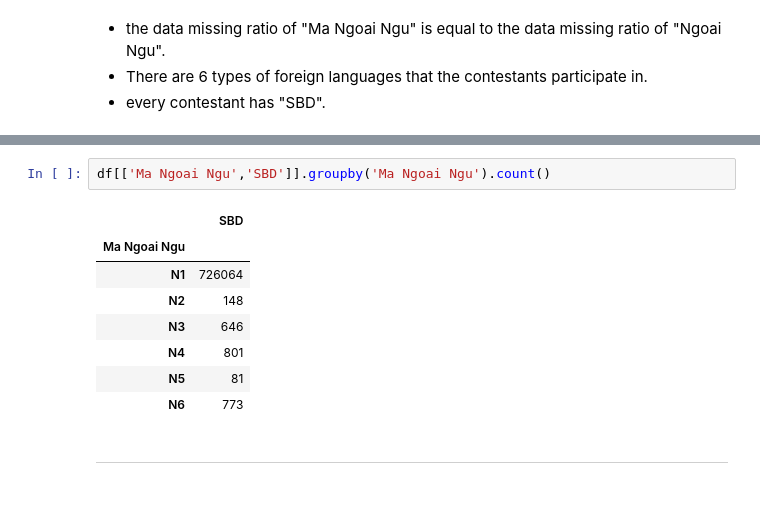
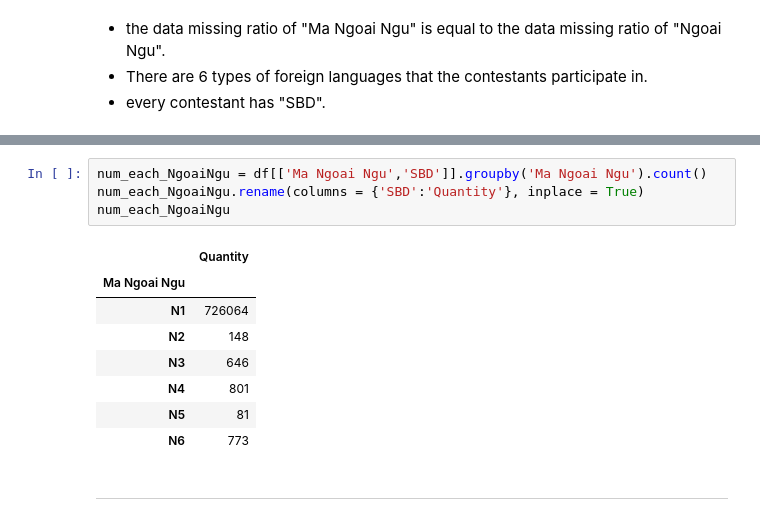
Before and after one commit to HoDangCao/Analyze-College-Entrance-Exam-Scores, a Jupyter notebook: demo.ipynb, the cells around one changed output, grey strips where cells are left out. Saved outputs shown, nothing was run; the diff lists cells and outputs as text.

```diff
--- a/demo.ipynb
+++ b/demo.ipynb
@@ -249,7 +252,9 @@ np.round(df[nume_col_list].describe(),2)
 # %%
-df[['Ma Ngoai Ngu','SBD']].groupby('Ma Ngoai Ngu').count()
+num_each_NgoaiNgu = df[['Ma Ngoai Ngu','SBD']].groupby('Ma Ngoai Ngu').count()
+num_each_NgoaiNgu.rename(columns = {'SBD':'Quantity'}, inplace = True)
+num_each_NgoaiNgu
 # %% [output]
-|  | SBD |
+|  | Quantity |
 | Ma Ngoai Ngu |  |
 | N1 | 726064 |
 | N2 | 148 |
```
Also changed, not shown: parts of 13 cells of this notebook.
